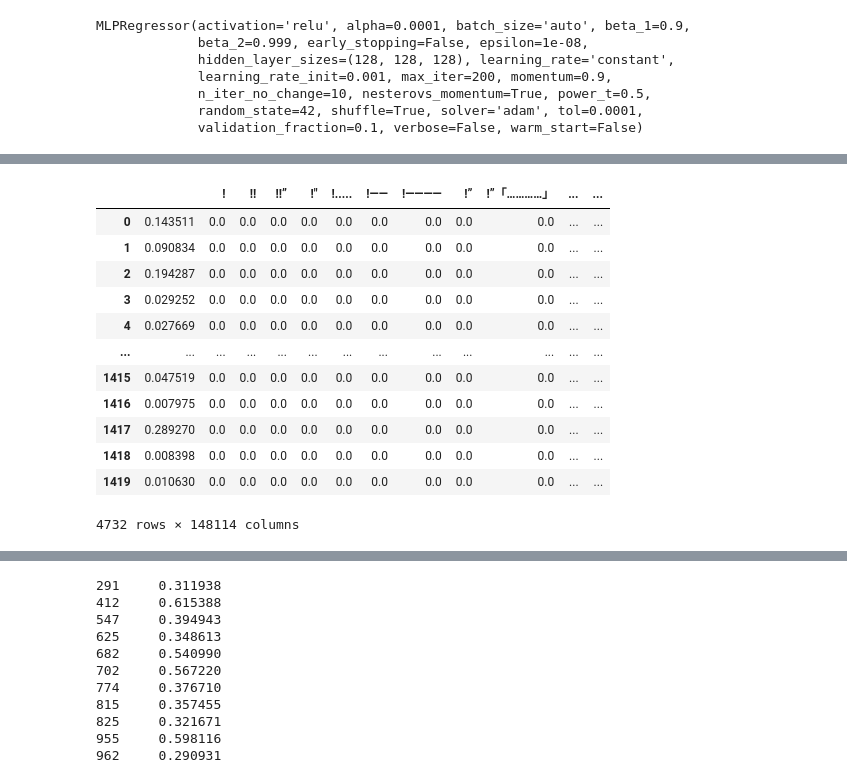
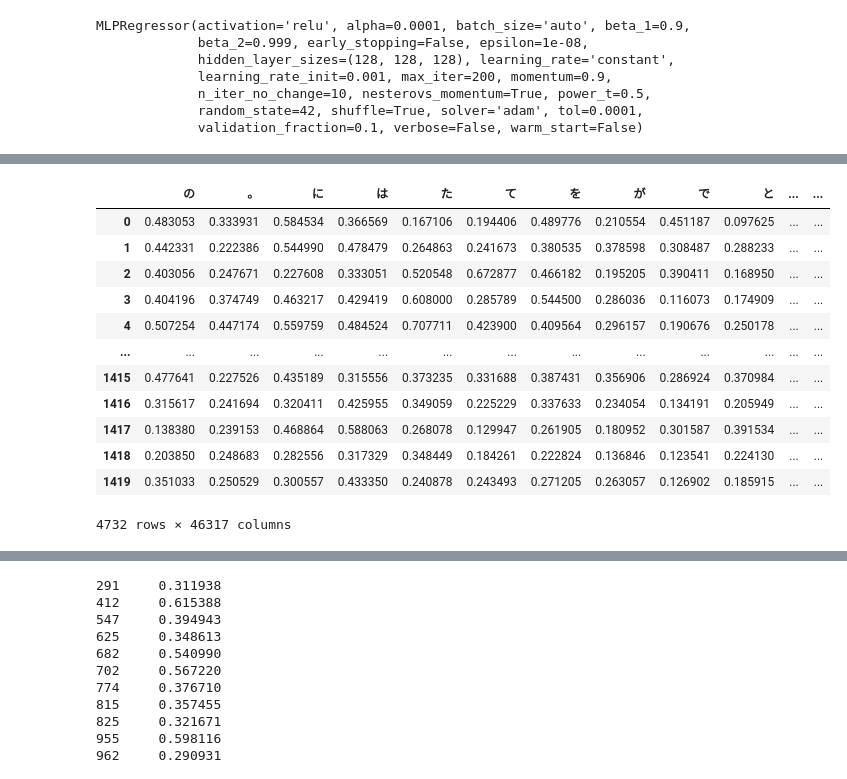
Before and after one commit to kyouyap/akutagawa, a Jupyter notebook: akutagawa4.ipynb, the cells around one changed output, grey strips where cells are left out. Saved outputs shown, nothing was run; the diff lists cells and outputs as text; code cells hidden in the pictures.

```diff
--- a/akutagawa4.ipynb
+++ b/akutagawa4.ipynb
@@ -139,19 +137,19 @@ AttributeError: 'Series' object has no attribute 'columns'
 # %%
 target=pd.concat([y,pd.Series(pred)])
 data=pd.concat([pd.concat([pd.DataFrame(X),pd.DataFrame(test)]),pd.concat([y,pd.Series(pred)])],axis=1)
-data.columns=features+["target"]
+data.columns=list(wordbody[wordbody>10].index)+["target"]
 data
 # %% [output]
-|  |  | ! | !! | !!” | !" | !..... | !―― | !―――― | !” | !”「…………」 | ... | ... |
-| 0 | 0.143511 | 0.0 | 0.0 | 0.0 | 0.0 | 0.0 | 0.0 | 0.0 | 0.0 | 0.0 | ... | ... |
-| 1 | 0.090834 | 0.0 | 0.0 | 0.0 | 0.0 | 0.0 | 0.0 | 0.0 | 0.0 | 0.0 | ... | ... |
-| 2 | 0.194287 | 0.0 | 0.0 | 0.0 | 0.0 | 0.0 | 0.0 | 0.0 | 0.0 | 0.0 | ... | ... |
-| 3 | 0.029252 | 0.0 | 0.0 | 0.0 | 0.0 | 0.0 | 0.0 | 0.0 | 0.0 | 0.0 | ... | ... |
-| 4 | 0.027669 | 0.0 | 0.0 | 0.0 | 0.0 | 0.0 | 0.0 | 0.0 | 0.0 | 0.0 | ... | ... |
+|  | の | 。 | に | は | た | て | を | が | で | と | ... | ... |
+| 0 | 0.483053 | 0.333931 | 0.584534 | 0.366569 | 0.167106 | 0.194406 | 0.489776 | 0.210554 | 0.451187 | 0.097625 | ... | ... |
+| 1 | 0.442331 | 0.222386 | 0.544990 | 0.478479 | 0.264863 | 0.241673 | 0.380535 | 0.378598 | 0.308487 | 0.288233 | ... | ... |
+| 2 | 0.403056 | 0.247671 | 0.227608 | 0.333051 | 0.520548 | 0.672877 | 0.466182 | 0.195205 | 0.390411 | 0.168950 | ... | ... |
+| 3 | 0.404196 | 0.374749 | 0.463217 | 0.429419 | 0.608000 | 0.285789 | 0.544500 | 0.286036 | 0.116073 | 0.174909 | ... | ... |
+| 4 | 0.507254 | 0.447174 | 0.559759 | 0.484524 | 0.707711 | 0.423900 | 0.409564 | 0.296157 | 0.190676 | 0.250178 | ... | ... |
 | ... | ... | ... | ... | ... | ... | ... | ... | ... | ... | ... | ... | ... |
-| 1415 | 0.047519 | 0.0 | 0.0 | 0.0 | 0.0 | 0.0 | 0.0 | 0.0 | 0.0 | 0.0 | ... | ... |
-| 1416 | 0.007975 | 0.0 | 0.0 | 0.0 | 0.0 | 0.0 | 0.0 | 0.0 | 0.0 | 0.0 | ... | ... |
-| 1417 | 0.289270 | 0.0 | 0.0 | 0.0 | 0.0 | 0.0 | 0.0 | 0.0 | 0.0 | 0.0 | ... | ... |
-| 1418 | 0.008398 | 0.0 | 0.0 | 0.0 | 0.0 | 0.0 | 0.0 | 0.0 | 0.0 | 0.0 | ... | ... |
-| 1419 | 0.010630 | 0.0 | 0.0 | 0.0 | 0.0 | 0.0 | 0.0 | 0.0 | 0.0 | 0.0 | ... | ... |
+| 1415 | 0.477641 | 0.227526 | 0.435189 | 0.315556 | 0.373235 | 0.331688 | 0.387431 | 0.356906 | 0.286924 | 0.370984 | ... | ... |
+| 1416 | 0.315617 | 0.241694 | 0.320411 | 0.425955 | 0.349059 | 0.225229 | 0.337633 | 0.234054 | 0.134191 | 0.205949 | ... | ... |
+| 1417 | 0.138380 | 0.239153 | 0.468864 | 0.588063 | 0.268078 | 0.129947 | 0.261905 | 0.180952 | 0.301587 | 0.391534 | ... | ... |
+| 1418 | 0.203850 | 0.248683 | 0.282556 | 0.317329 | 0.348449 | 0.184261 | 0.222824 | 0.136846 | 0.123541 | 0.224130 | ... | ... |
+| 1419 | 0.351033 | 0.250529 | 0.300557 | 0.433350 | 0.240878 | 0.243493 | 0.271205 | 0.263057 | 0.126902 | 0.185915 | ... | ... |
-4732 rows × 148114 columns
+4732 rows × 46317 columns
```
Also changed, not shown: parts of 7 cells of this notebook, 4 other files.
